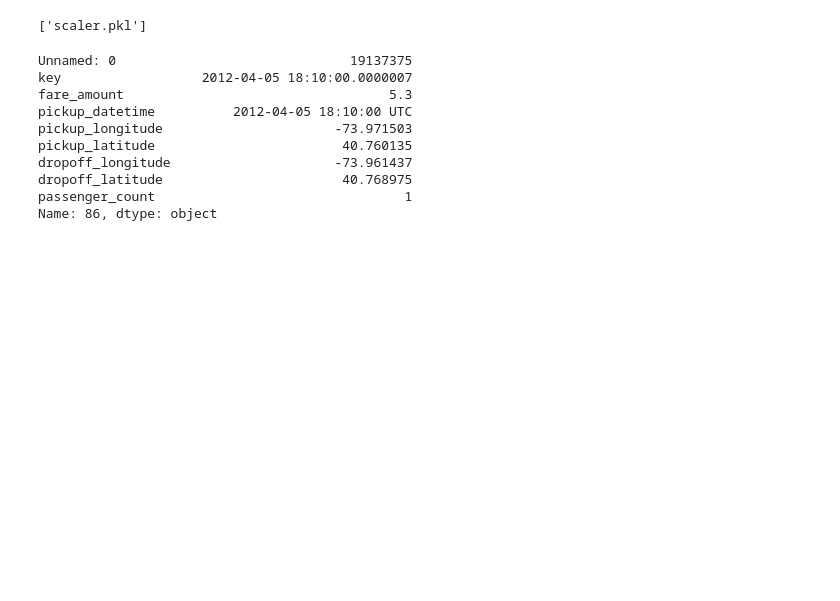
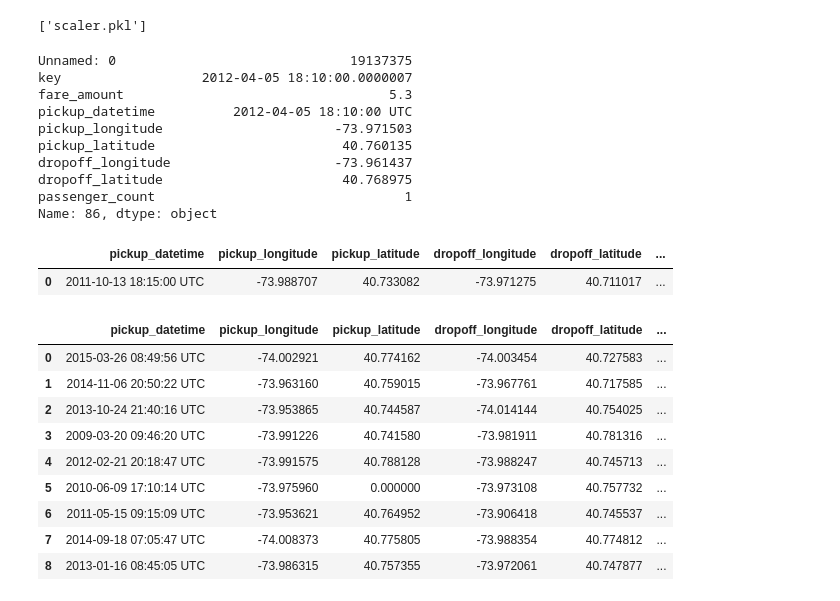
Before and after one commit to LucaZoss/mlops_uber_fare_price_MLP, a Jupyter notebook: notebooks/model_prototyping.ipynb, the cells around one changed output. Saved outputs shown, nothing was run; the diff lists cells and outputs as text; code cells hidden in the pictures; blank space fills up the shorter version.

```diff
--- a/notebooks/model_prototyping.ipynb
+++ b/notebooks/model_prototyping.ipynb
@@ -282,0 +303,41 @@ new_data.to_csv('new_data_for_test.csv', index=False)
+# %%
+test = {"input_data":
+    {"pickup_datetime": ["2011-10-13 18:15:00 UTC"], "pickup_longitude": [-73.98870699999999], "pickup_latitude": [40.733082], "dropoff_longitude": [-73.971275], "dropoff_latitude": [40.711017], "passenger_count": [1]
+     },
+    "predicted_uber_fare_price":
+        {"predicted_uber_fare_price": [[9.70079231262207]]
+         }
+        }
+
+# parse test to a dataframe
+df_input = pd.DataFrame(test['input_data'])
+df_preds = pd.DataFrame(test['predicted_uber_fare_price'])
+# drop the list of lists
+df_preds = df_preds.map(lambda x: x[0])
+# merge the two dataframes
+df_test = pd.concat([df_input, df_preds], axis=1)
+
+df_test.head()
+# %% [output]
+|  | pickup_datetime | pickup_longitude | pickup_latitude | dropoff_longitude | dropoff_latitude | ... |
+| 0 | 2011-10-13 18:15:00 UTC | -73.988707 | 40.733082 | -73.971275 | 40.711017 | ... |
+# %%
+import json
+predictions_json_path = '/Users/lucazosso/Desktop/Luca_Sandbox_Env/uber_project/ds/data_preds_5s.json'
+
+data = pd.read_json(predictions_json_path)
+
+#remove the list on all the variable except the last one
+data = data.map(lambda x: x[0] if isinstance(x, list) else x)
+data
+# %% [output]
+|  | pickup_datetime | pickup_longitude | pickup_latitude | dropoff_longitude | dropoff_latitude | ... |
+| 0 | 2015-03-26 08:49:56 UTC | -74.002921 | 40.774162 | -74.003454 | 40.727583 | ... |
+| 1 | 2014-11-06 20:50:22 UTC | -73.963160 | 40.759015 | -73.967761 | 40.717585 | ... |
+| 2 | 2013-10-24 21:40:16 UTC | -73.953865 | 40.744587 | -74.014144 | 40.754025 | ... |
+| 3 | 2009-03-20 09:46:20 UTC | -73.991226 | 40.741580 | -73.981911 | 40.781316 | ... |
+| 4 | 2012-02-21 20:18:47 UTC | -73.991575 | 40.788128 | -73.988247 | 40.745713 | ... |
+| 5 | 2010-06-09 17:10:14 UTC | -73.975960 | 0.000000 | -73.973108 | 40.757732 | ... |
+| 6 | 2011-05-15 09:15:09 UTC | -73.953621 | 40.764952 | -73.906418 | 40.745537 | ... |
+| 7 | 2014-09-18 07:05:47 UTC | -74.008373 | 40.775805 | -73.988354 | 40.774812 | ... |
+| 8 | 2013-01-16 08:45:05 UTC | -73.986315 | 40.757355 | -73.972061 | 40.747877 | ... |
```
Also changed, not shown: parts of 5 cells of this notebook, 9 other files.
